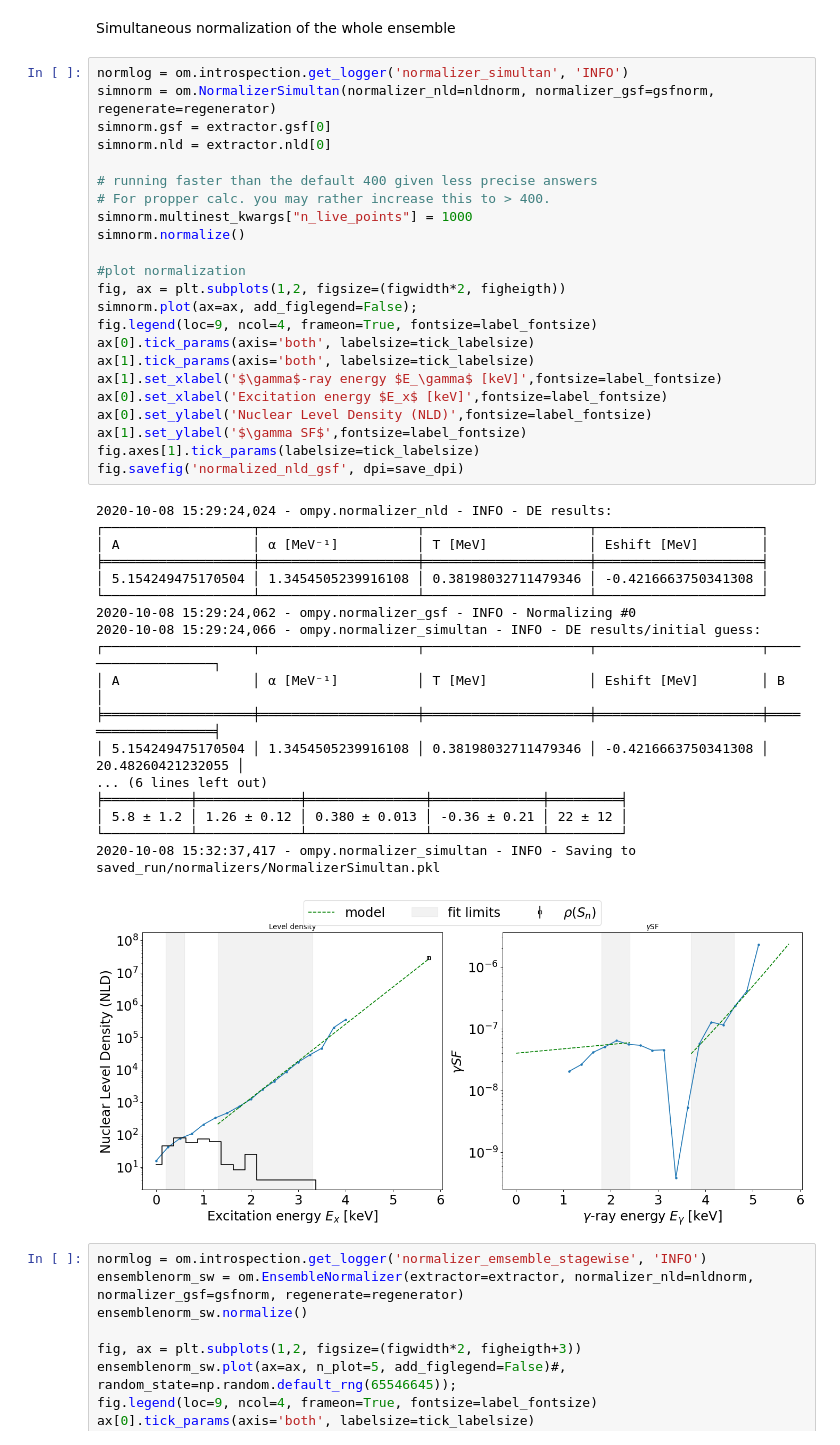
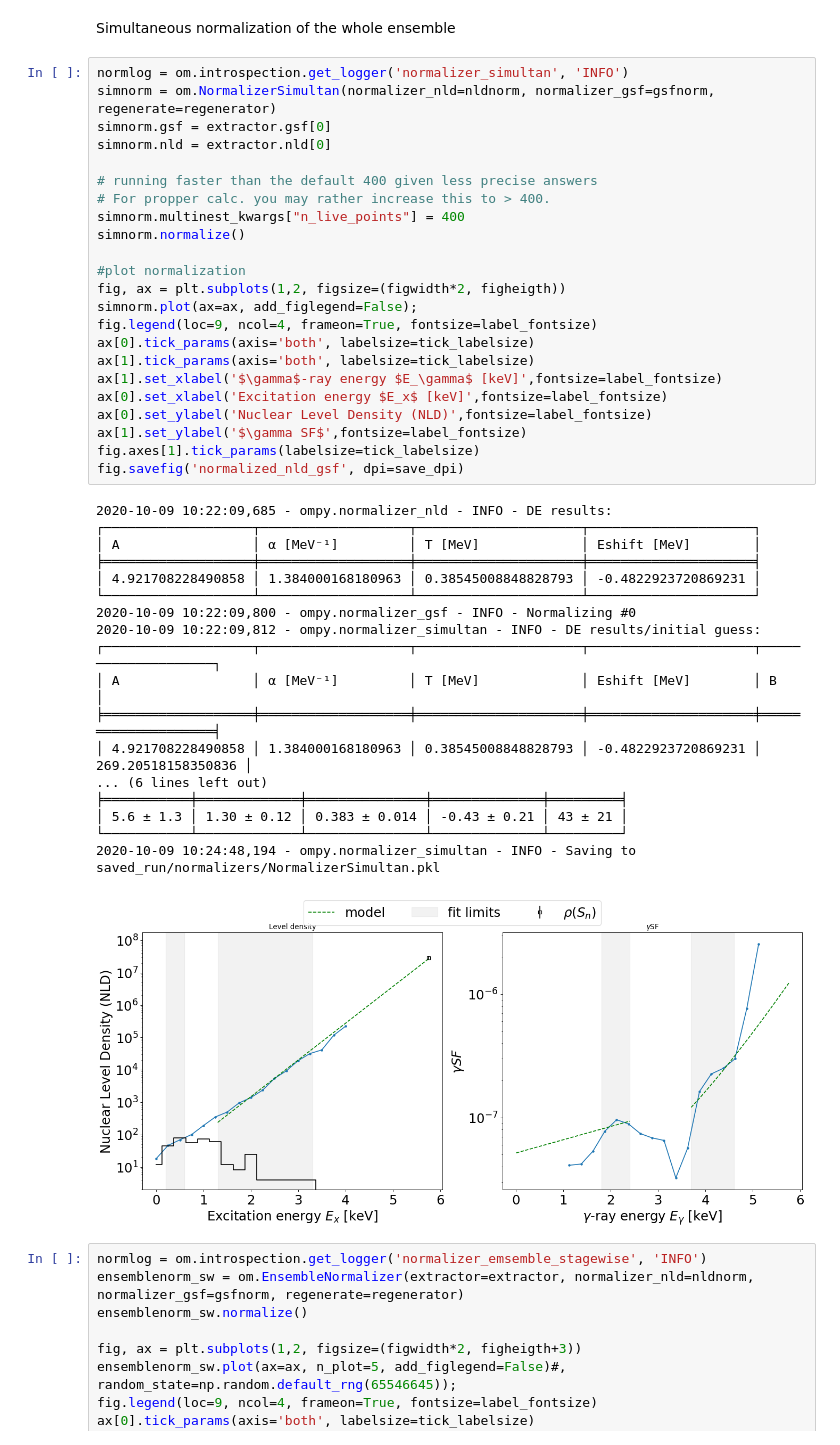
Before and after one commit to tellefs/OmPy_233U, a Jupyter notebook: osloMethod_U233_aa.ipynb, the cells around one changed output. Drawn from its saved outputs; the diff is of its cells as text.

```diff
--- a/osloMethod_U233_aa.ipynb
+++ b/osloMethod_U233_aa.ipynb
@@ -611,45 +611,45 @@ Simultaneous normalization of the whole ensemble
 # %%
 normlog = om.introspection.get_logger('normalizer_simultan', 'INFO')
 simnorm = om.NormalizerSimultan(normalizer_nld=nldnorm, normalizer_gsf=gsfnorm, regenerate=regenerator)
 simnorm.gsf = extractor.gsf[0]
 simnorm.nld = extractor.nld[0]
 
 # running faster than the default 400 given less precise answers
 # For propper calc. you may rather increase this to > 400.
-simnorm.multinest_kwargs["n_live_points"] = 1000
+simnorm.multinest_kwargs["n_live_points"] = 400
 simnorm.normalize()
 
 #plot normalization
 fig, ax = plt.subplots(1,2, figsize=(figwidth*2, figheigth))
 simnorm.plot(ax=ax, add_figlegend=False);
 fig.legend(loc=9, ncol=4, frameon=True, fontsize=label_fontsize)
 ax[0].tick_params(axis='both', labelsize=tick_labelsize)
 ax[1].tick_params(axis='both', labelsize=tick_labelsize)
 ax[1].set_xlabel('$\gamma$-ray energy $E_\gamma$ [keV]',fontsize=label_fontsize)
 ax[0].set_xlabel('Excitation energy $E_x$ [keV]',fontsize=label_fontsize)
 ax[0].set_ylabel('Nuclear Level Density (NLD)',fontsize=label_fontsize)
 ax[1].set_ylabel('$\gamma SF$',fontsize=label_fontsize)
 fig.axes[1].tick_params(labelsize=tick_labelsize)
 fig.savefig('normalized_nld_gsf', dpi=save_dpi)
 # %% [output]
-2020-10-08 15:29:24,024 - ompy.normalizer_nld - INFO - DE results:
-┌───────────────────┬────────────────────┬─────────────────────┬─────────────────────┐
-│ A                 │ α [MeV⁻¹]          │ T [MeV]             │ Eshift [MeV]        │
-╞═══════════════════╪════════════════════╪═════════════════════╪═════════════════════╡
-│ 5.154249475170504 │ 1.3454505239916108 │ 0.38198032711479346 │ -0.4216663750341308 │
-└───────────────────┴────────────────────┴─────────────────────┴─────────────────────┘
-2020-10-08 15:29:24,062 - ompy.normalizer_gsf - INFO - Normalizing #0
-2020-10-08 15:29:24,066 - ompy.normalizer_simultan - INFO - DE results/initial guess:
-┌───────────────────┬────────────────────┬─────────────────────┬─────────────────────┬───────────────────┐
-│ A                 │ α [MeV⁻¹]          │ T [MeV]             │ Eshift [MeV]        │ B                 │
-╞═══════════════════╪════════════════════╪═════════════════════╪═════════════════════╪═══════════════════╡
-│ 5.154249475170504 │ 1.3454505239916108 │ 0.38198032711479346 │ -0.4216663750341308 │ 20.48260421232055 │
+2020-10-09 10:22:09,685 - ompy.normalizer_nld - INFO - DE results:
+┌───────────────────┬───────────────────┬─────────────────────┬─────────────────────┐
+│ A                 │ α [MeV⁻¹]         │ T [MeV]             │ Eshift [MeV]        │
+╞═══════════════════╪═══════════════════╪═════════════════════╪═════════════════════╡
+│ 4.921708228490858 │ 1.384000168180963 │ 0.38545008848828793 │ -0.4822923720869231 │
+└───────────────────┴───────────────────┴─────────────────────┴─────────────────────┘
+2020-10-09 10:22:09,800 - ompy.normalizer_gsf - INFO - Normalizing #0
+2020-10-09 10:22:09,812 - ompy.normalizer_simultan - INFO - DE results/initial guess:
+┌───────────────────┬───────────────────┬─────────────────────┬─────────────────────┬────────────────────┐
+│ A                 │ α [MeV⁻¹]         │ T [MeV]             │ Eshift [MeV]        │ B                  │
+╞═══════════════════╪═══════════════════╪═════════════════════╪═════════════════════╪════════════════════╡
+│ 4.921708228490858 │ 1.384000168180963 │ 0.38545008848828793 │ -0.4822923720869231 │ 269.20518158350836 │
 ... (6 lines left out)
 ╞═══════════╪═════════════╪═══════════════╪══════════════╪═════════╡
-│ 5.8 ± 1.2 │ 1.26 ± 0.12 │ 0.380 ± 0.013 │ -0.36 ± 0.21 │ 22 ± 12 │
+│ 5.6 ± 1.3 │ 1.30 ± 0.12 │ 0.383 ± 0.014 │ -0.43 ± 0.21 │ 43 ± 21 │
 └───────────┴─────────────┴───────────────┴──────────────┴─────────┘
-2020-10-08 15:32:37,417 - ompy.normalizer_simultan - INFO - Saving to saved_run/normalizers/NormalizerSimultan.pkl
+2020-10-09 10:24:48,194 - ompy.normalizer_simultan - INFO - Saving to saved_run/normalizers/NormalizerSimultan.pkl
-[figure, old version]
+[figure, new version]
 # %%
 normlog = om.introspection.get_logger('normalizer_emsemble_stagewise', 'INFO')
 ensemblenorm_sw = om.EnsembleNormalizer(extractor=extractor, normalizer_nld=nldnorm, normalizer_gsf=gsfnorm, regenerate=regenerator)
```
Also changed, not shown: parts of 8 cells of this notebook, 39 other files.
